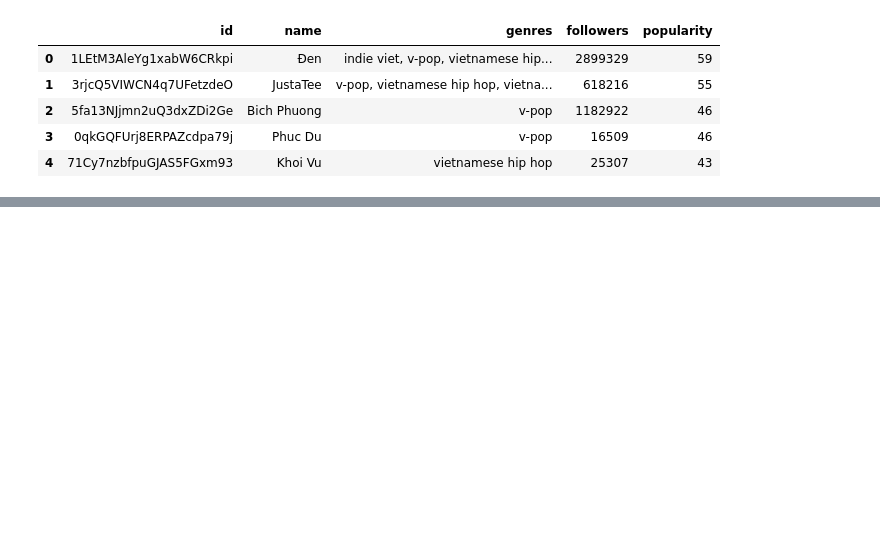
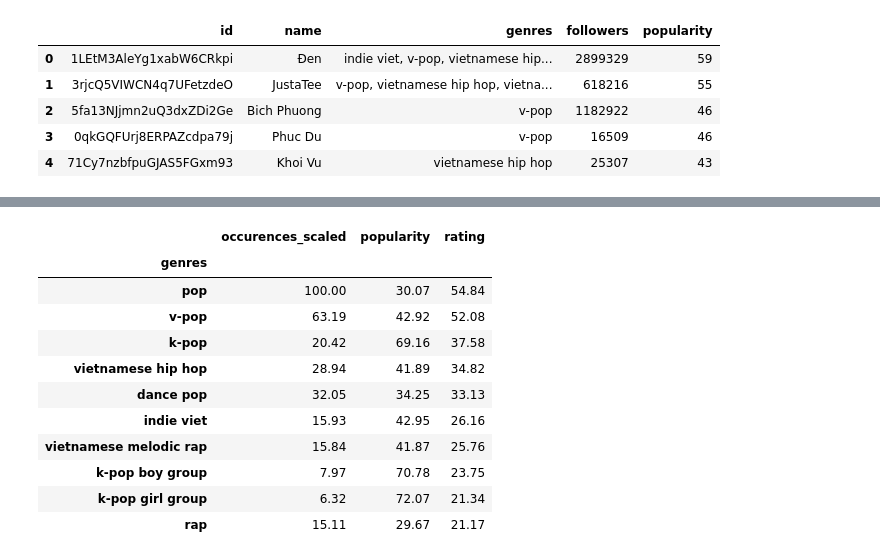
Before and after one commit to quytrungg/Final_Project_CSC14119, a Jupyter notebook: data_analysis/components/artists_data_analysis.ipynb, the cells around one changed output, grey strips where cells are left out. Saved outputs shown, nothing was run; the diff lists cells and outputs as text; code cells hidden in the pictures; blank space fills up the shorter version.

```diff
--- a/data_analysis/components/artists_data_analysis.ipynb
+++ b/data_analysis/components/artists_data_analysis.ipynb
@@ -15,0 +112,15 @@ df.head()
+# %%
+genre_trend.nlargest(n=10, columns='rating').round(2)
+# %% [output]
+|  | occurences_scaled | popularity | rating |
+| genres |  |  |  |
+| pop | 100.00 | 30.07 | 54.84 |
+| v-pop | 63.19 | 42.92 | 52.08 |
+| k-pop | 20.42 | 69.16 | 37.58 |
+| vietnamese hip hop | 28.94 | 41.89 | 34.82 |
+| dance pop | 32.05 | 34.25 | 33.13 |
+| indie viet | 15.93 | 42.95 | 26.16 |
+| vietnamese melodic rap | 15.84 | 41.87 | 25.76 |
+| k-pop boy group | 7.97 | 70.78 | 23.75 |
+| k-pop girl group | 6.32 | 72.07 | 21.34 |
+| rap | 15.11 | 29.67 | 21.17 |
```
Also changed, not shown: parts of 8 cells of this notebook, 1 other file.
